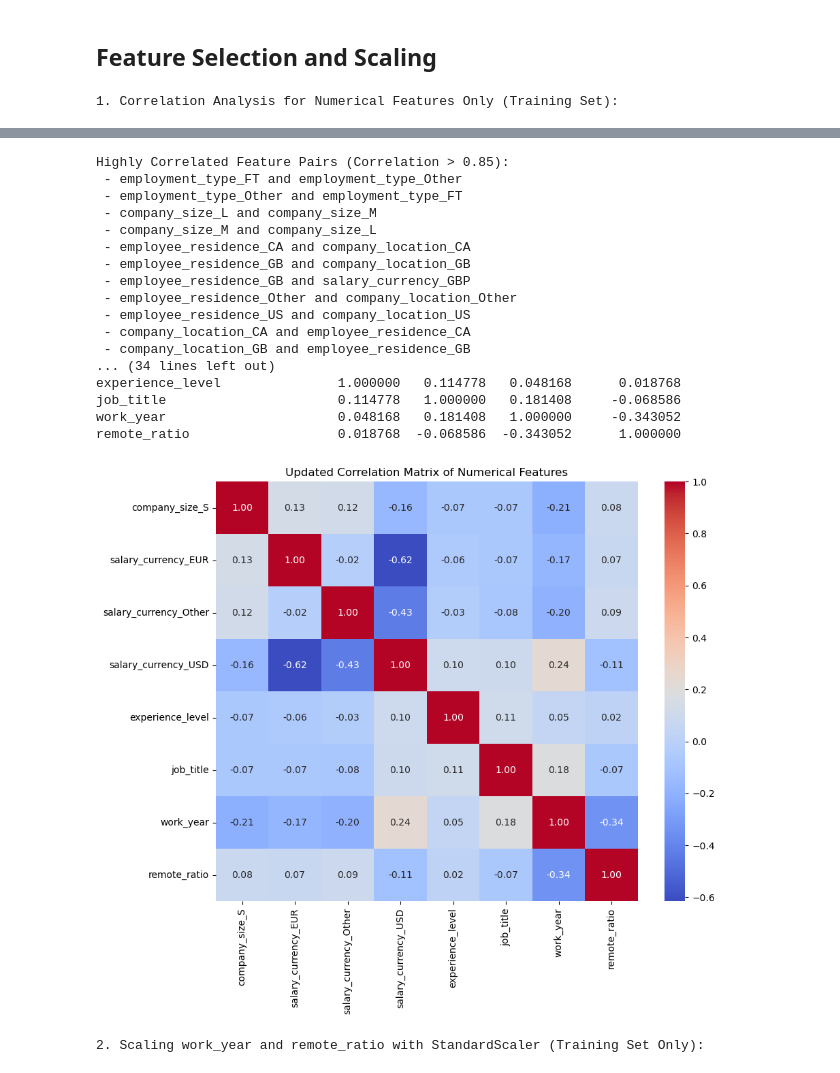
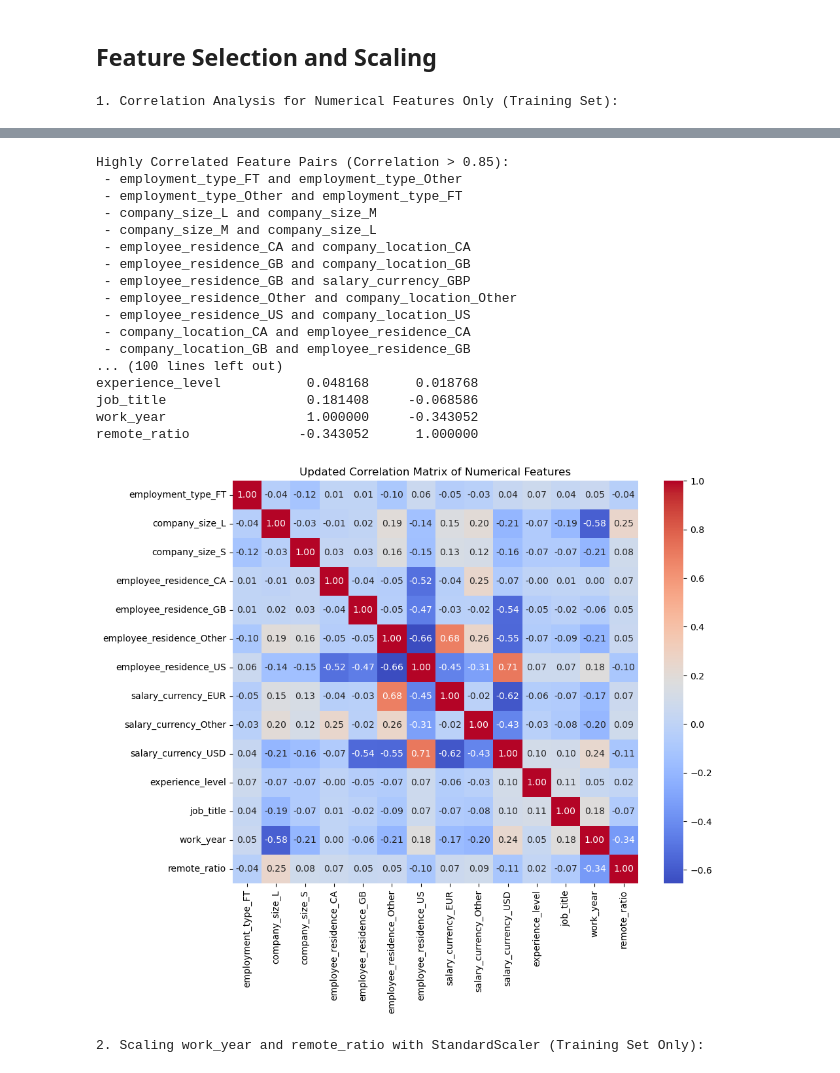
Before and after one commit to isnotJack/AI-project, a Jupyter notebook: 2_preprocessing.ipynb, the cells around one changed output, grey strips where cells are left out. Drawn from its saved outputs; the diff is of its cells as text; code cells hidden in the pictures.

Commit message:
solved problem on correlation

```diff
--- a/2_preprocessing.ipynb
+++ b/2_preprocessing.ipynb
@@ -622,14 +622,19 @@ else:
     print("\nNo highly correlated features found.")
 
 # -------- 3. Elimina le Feature Altamente Correlate (Training Set) --------
-features_to_drop = list(set([pair[1] for pair in high_corr_pairs]))
+features_to_drop = set()  # Usa un set per evitare duplicati
 
-if features_to_drop:
-    X_train = X_train.drop(columns=features_to_drop)
-    X_test = X_test.drop(columns=features_to_drop)
-    print(f"\nDropped features due to high correlation: {features_to_drop}")
-else:
-    print("\nNo features were dropped due to high correlation.")
+for col1, col2 in high_corr_pairs:
+    if col1 not in features_to_drop and col2 not in features_to_drop:
+        # Mantieni col1, elimina col2
+        features_to_drop.add(col2)
+
+# Rimuovi le feature solo se presenti nel set
+X_train = X_train.drop(columns=list(features_to_drop))
+X_test = X_test.drop(columns=list(features_to_drop))
+
+print(f"\nDropped features due to high correlation: {features_to_drop}")
+
 
 # -------- 4.1 Stampa della Matrice di Correlazione Aggiornata --------
 updated_correlation_matrix = X_train.corr()
@@ -665,39 +670,39 @@ plt.show()
 plt.figure(figsize=(8, 5))
 sns.boxplot(x=X_train['remote_ratio'])
 plt.title("Boxplot for Scaled remote_ratio (Training Set)")
 plt.xlabel("Scaled remote_ratio")
 plt.show()
 
 # -------- 6. Controllo e Verifica --------
 print("\nFirst 5 rows after scaling (Training Set):")
 print(X_train[['work_year', 'remote_ratio']].head())
 
 print("\nSummary statistics after scaling work_year and remote_ratio (Training Set):")
 print(X_train[['work_year', 'remote_ratio']].describe())
 
 print("\nSummary statistics after scaling work_year and remote_ratio (Test Set):")
 print(X_test[['work_year', 'remote_ratio']].describe())
 # %% [output]
 1. Correlation Analysis for Numerical Features Only (Training Set):
 [figure]
 Highly Correlated Feature Pairs (Correlation > 0.85):
  - employment_type_FT and employment_type_Other
  - employment_type_Other and employment_type_FT
  - company_size_L and company_size_M
  - company_size_M and company_size_L
  - employee_residence_CA and company_location_CA
  - employee_residence_GB and company_location_GB
  - employee_residence_GB and salary_currency_GBP
  - employee_residence_Other and company_location_Other
  - employee_residence_US and company_location_US
  - company_location_CA and employee_residence_CA
  - company_location_GB and employee_residence_GB
-... (34 lines left out)
-experience_level               1.000000   0.114778   0.048168      0.018768
-job_title                      0.114778   1.000000   0.181408     -0.068586
-work_year                      0.048168   0.181408   1.000000     -0.343052
-remote_ratio                   0.018768  -0.068586  -0.343052      1.000000
+... (100 lines left out)
+experience_level           0.048168      0.018768
+job_title                  0.181408     -0.068586
+work_year                  1.000000     -0.343052
+remote_ratio              -0.343052      1.000000
-[figure, old version]
+[figure, new version]
 2. Scaling work_year and remote_ratio with StandardScaler (Training Set Only):
 [figure]
 [figure]
```
Also changed, not shown: parts of 4 cells of this notebook.
